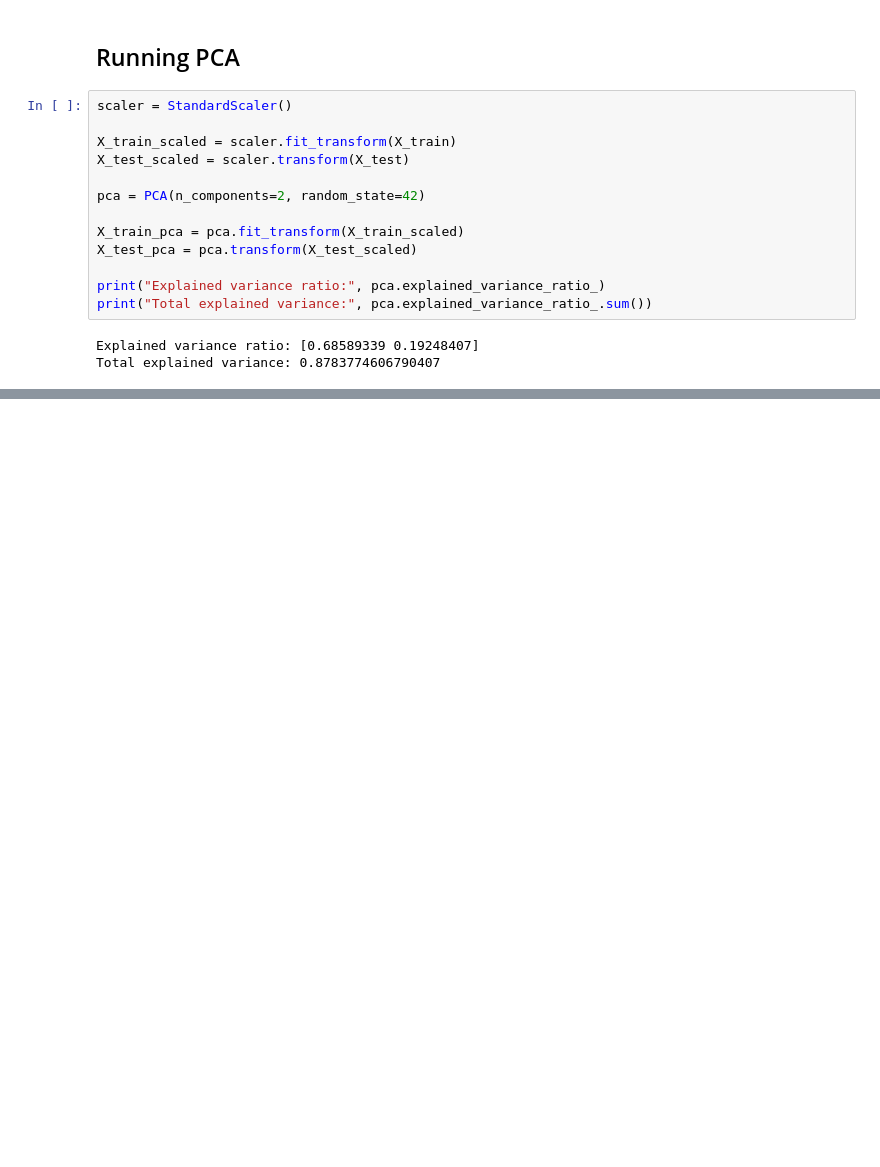
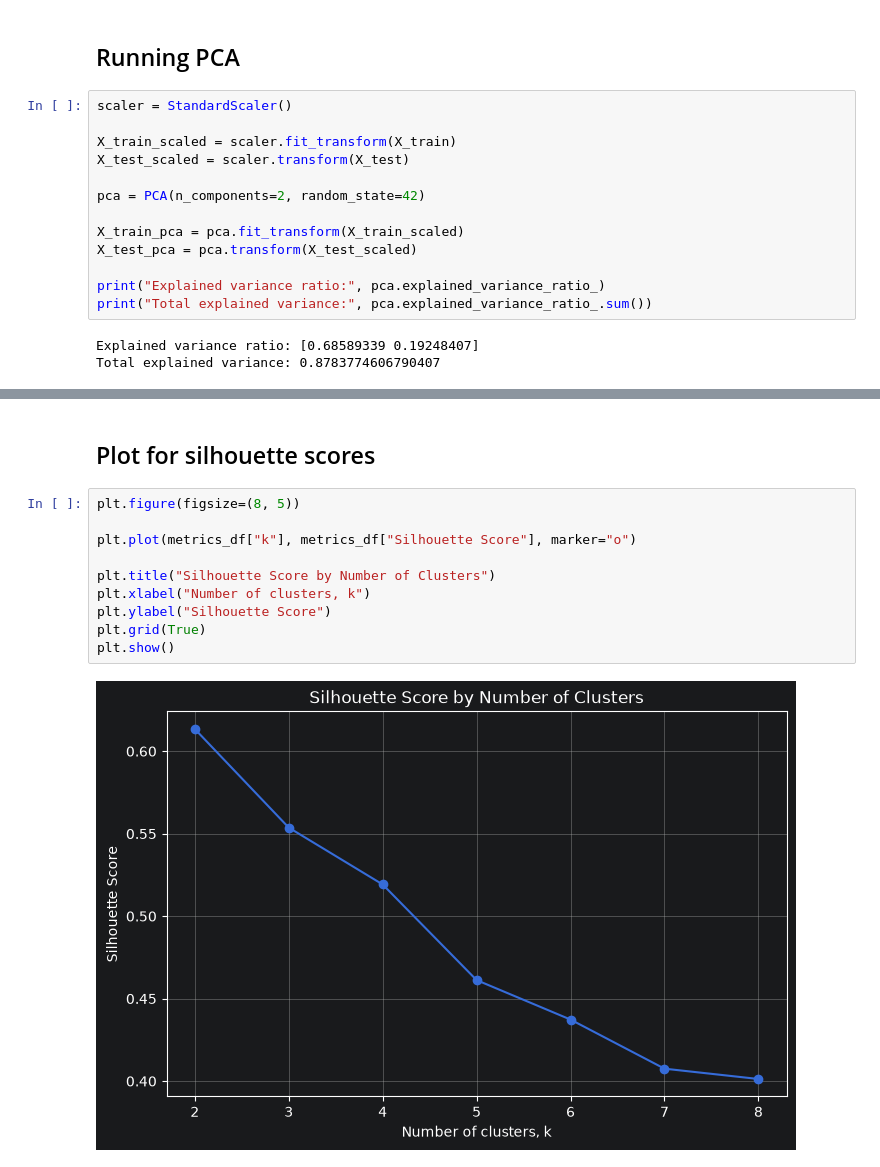
Before and after one commit to grateful-bread-dev/cpsc4970-m6, a Jupyter notebook: PCA_Clustering.ipynb, the cells around one changed output, grey strips where cells are left out. Cells and saved outputs as stored; diff of their text form; blank space fills up the shorter version.

```diff
--- a/PCA_Clustering.ipynb
+++ b/PCA_Clustering.ipynb
@@ -112,0 +200,14 @@ Total explained variance: 0.8783774606790407
+# %% [markdown]
+## Plot for silhouette scores
+# %%
+plt.figure(figsize=(8, 5))
+
+plt.plot(metrics_df["k"], metrics_df["Silhouette Score"], marker="o")
+
+plt.title("Silhouette Score by Number of Clusters")
+plt.xlabel("Number of clusters, k")
+plt.ylabel("Silhouette Score")
+plt.grid(True)
+plt.show()
+# %% [output]
+[figure, added]
```
Also changed, not shown: parts of 17 cells of this notebook.
